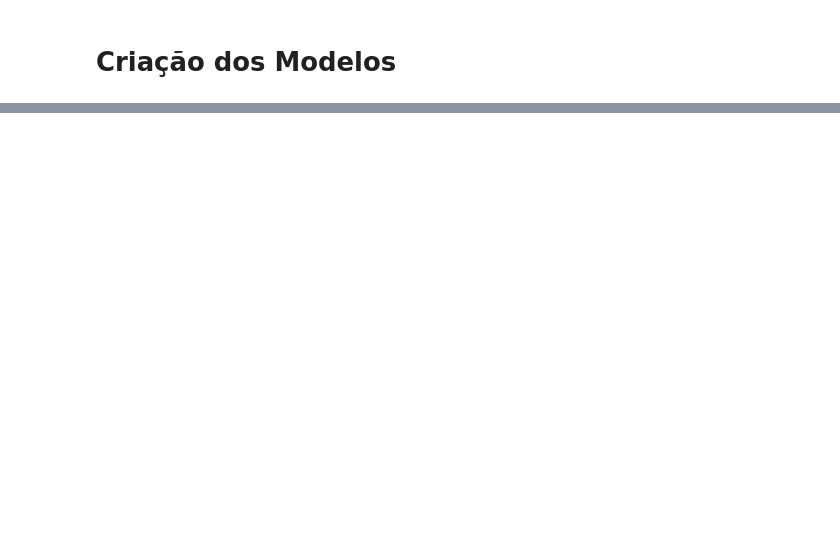
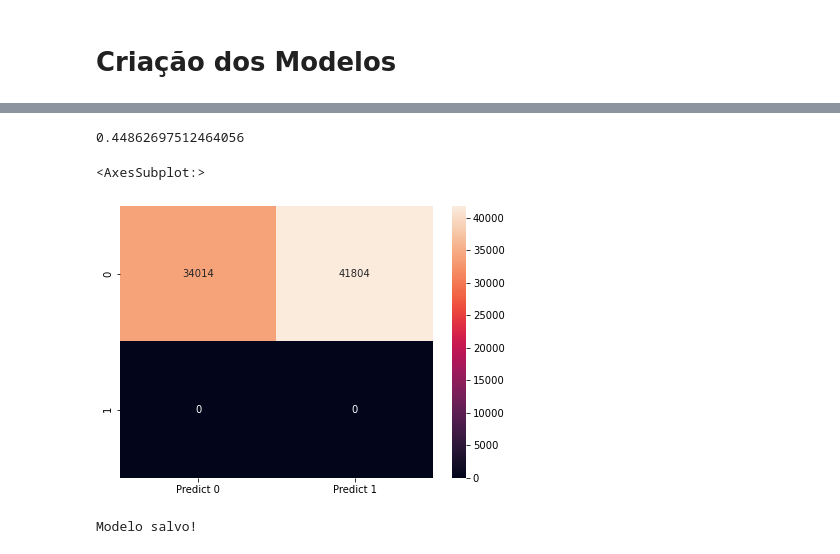
Before and after one commit to eliassantannaramos/Project3_Santander_Satisfaction, a Jupyter notebook: Main_v2.ipynb, the cells around one changed output, grey strips where cells are left out. Cells and saved outputs as stored; diff of their text form; code cells hidden in the pictures; blank space fills up the shorter version.

```diff
--- a/Main_v2.ipynb
+++ b/Main_v2.ipynb
@@ -263,0 +244,4 @@ print("Acurácia: %.2f%%" % (accuracy * 100.0))
+# %%
+%%time
+#Previsões com o dados de treino real
+y_predict2 = randomForest.predict(X_df_test_scaled)
@@ -263,0 +250,24 @@ print("Acurácia: %.2f%%" % (accuracy * 100.0))
+# %%
+pscore = metrics.accuracy_score(Y_test, y_predict2)
+print(pscore)
+# %% [output]
+0.44862697512464056
+# %%
+#confusion Matrix com o dados de treino real
+from sklearn import metrics
+import seaborn as sns
+cm=metrics.confusion_matrix(Y_test,y_predict2, labels=[0, 1])
+
+df_cm = pd.DataFrame(cm, index = [i for i in ["0","1"]],
+                  columns = [i for i in ["Predict 0","Predict 1"]])
+plt.figure(figsize = (7,5))
+sns.heatmap(df_cm, annot=True, fmt='g')
+# %% [output]
+<AxesSubplot:>
+[figure, added]
+# %%
+# Salvando o modelo
+df_modelo_rf.to_csv(r'df_modelo_rf.csv', index = False)
+print("Modelo salvo!")
+# %% [output]
+Modelo salvo!
```
Also changed, not shown: parts of 28 cells of this notebook, 2 other files.
